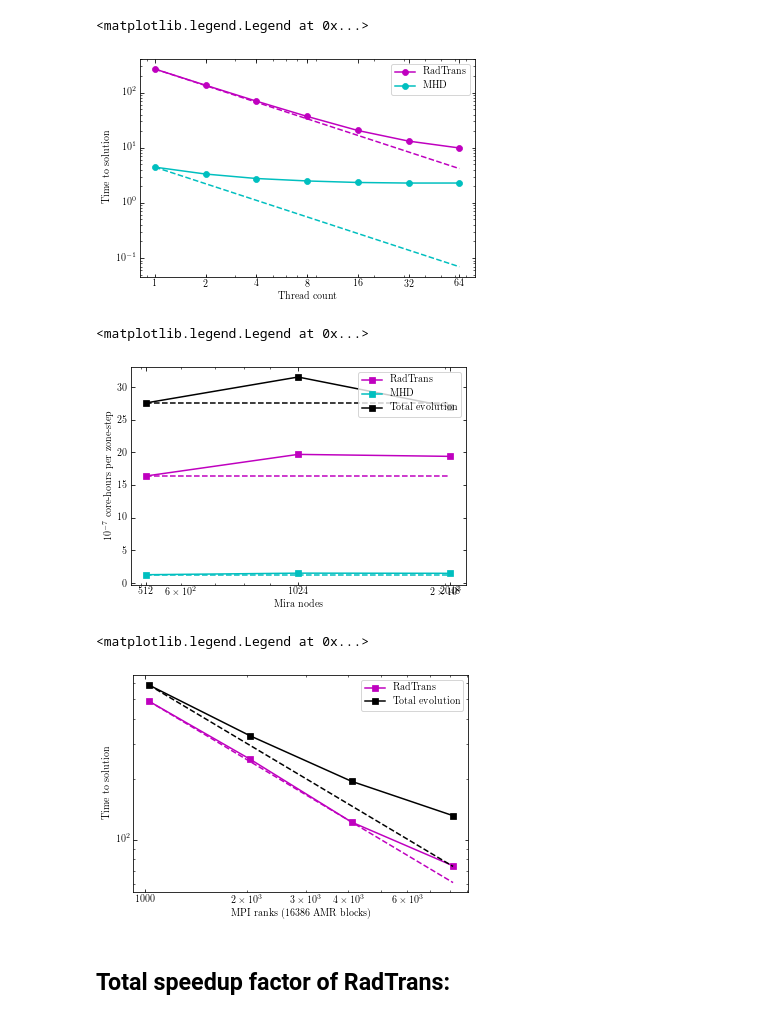
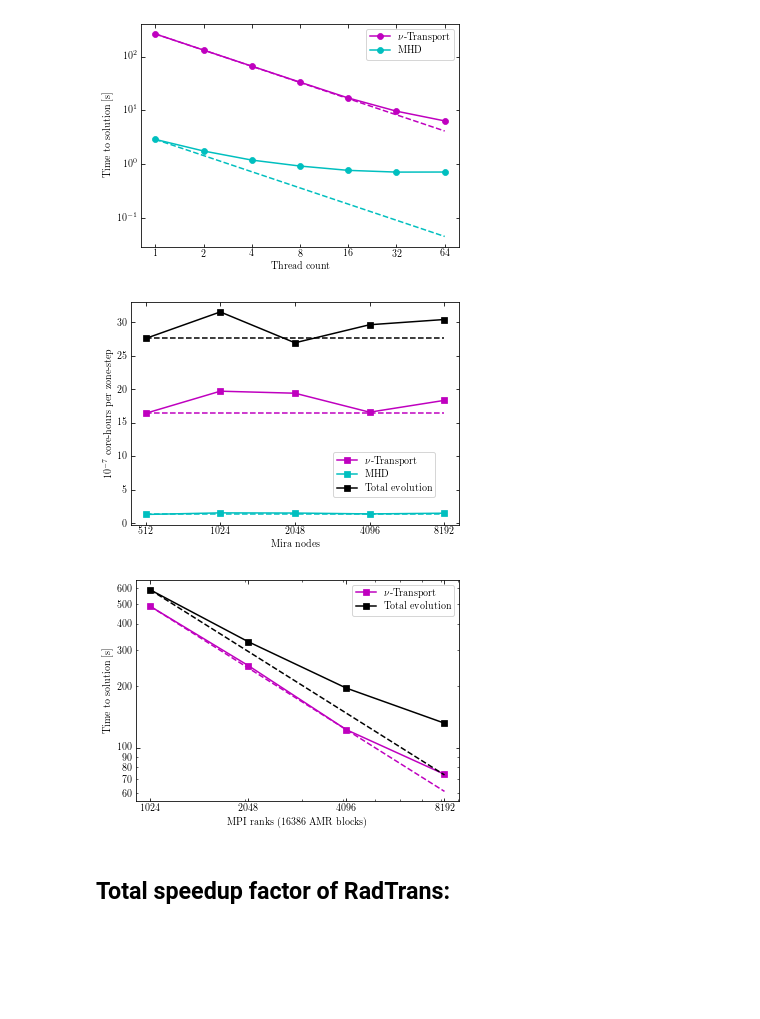
Before and after one commit to smcouch/INCITE_2018, a Jupyter notebook: figs/INCITE_plots.ipynb, the cells around one changed output. Cells and saved outputs as stored; diff of their text form; code cells hidden in the pictures; blank space fills up the shorter version.

```diff
--- a/figs/INCITE_plots.ipynb
+++ b/figs/INCITE_plots.ipynb
@@ -7,34 +7,43 @@ import matplotlib.pyplot as plt
 thrd, hydro, gch, rad, gcr = np.loadtxt('../data/sparkGLM_M1_thrd4.dat', usecols=(0,1,2,3,4), unpack=True)
 rnks, evo, hyd2, gch2, rad2, gcr2, grv = np.loadtxt('../data/sparkGLM_M1_strong.dat', usecols=(0,1,2,3,4,5,6), unpack=True)
 # %%
-fig1, ax1 = plt.subplots(1,1)
-thing = rad
-ax1.plot(thrd, thing, 'mo-', label="RadTrans")
+plt.figure(1,figsize=(5,3.5))
+
+ax1 = plt.gca()
+thing = rad-gcr
+ax1.plot(thrd, thing, 'mo-', label=r"$\nu$-Transport")
 ax1.plot(thrd, thing[0]/thrd, 'm--')
-thing = hydro
+thing = hydro-gch
 ax1.plot(thrd, thing, 'co-', label="MHD")
 ax1.plot(thrd, thing[0]/thrd, 'c--')
 #thing = rad+hydro
 #plt.plot(thrd, thing, 'k-', label="Total")
 #plt.plot(thrd, thing[0]/thrd, 'k--')
 ax1.loglog()
-ax1.set_ylabel("Time to solution")
+ax1.set_ylabel("Time to solution [s]")
 ax1.set_xlabel("Thread count")
 ax1.set_xticks([1,2,4,8,16,32,64])
 #ax1.get_xaxis().get_major_formatter().labelOnlyBase = False
 ax1.get_xaxis().set_major_formatter(matplotlib.ticker.ScalarFormatter())
+ax1.xaxis.set_minor_formatter(NullFormatter())
 ax1.legend()
+plt.minorticks_off()
+
+
+
+plt.tight_layout(pad=0.2)
+plt.savefig("thrdSpeedupSparkM1.pdf")
 # %% [output]
-<matplotlib.legend.Legend at 0x...>
-[figure, old version]
+[figure, new version]
 # %%
 nodes, blks, wkEvo, wkHyd, wkGCH, wkRad, wkGCR = np.loadtxt('../data/sparkGLM_M1_weak.dat', usecols=(0,1,2,3,4,5,6), unpack=True)
 # %%
+plt.figure(1,figsize=(5,3.5))
 
-fig1, ax2 = plt.subplots(1,1)
+ax2=plt.gca()
 
 thing = 16.*nodes*wkRad/3600./(blks*12**3*10)*1e7
-ax2.plot(nodes, thing, 'ms-', label="RadTrans")
+ax2.plot(nodes, thing, 'ms-', label=r"$\nu$-Transport")
 ax2.plot(nodes, thing[0]*nodes/nodes, 'm--')
 thing = 16.*nodes*wkHyd/3600./(blks*12**3*10)*1e7
 ax2.plot(nodes, thing, 'cs-', label="MHD")
@@ -45,22 +54,23 @@ ax2.plot(nodes, thing[0]*nodes/nodes, 'k--')
 ax2.semilogx()
 ax2.set_ylabel("$10^{-7}$ core-hours per zone-step")
 ax2.set_xlabel("Mira nodes")
+ax2.set_xticks([512,1024,2048,4096,8192])
+ax2.xaxis.set_minor_formatter(NullFormatter())
 ax2.get_xaxis().set_major_formatter(matplotlib.ticker.ScalarFormatter())
-#ax2.get_xaxis().set_minor_formatter(matplotlib.ticker.ScalarFormatter())
-ax2.set_xticks([512,1024,2048])
-#ax2.set_xticks([])
-#ax2.xaxis.set_major_formatter(formatter)
-#ax2.get_xaxis().get_major_formatter().labelOnlyBase = False
+plt.minorticks_off()
 
-ax2.legend()
+ax2.legend(bbox_to_anchor=(0.6, 0.1),loc='best')
+
+plt.tight_layout(pad=0.2)
+plt.savefig("wkScaleSparkM1.pdf")
 # %% [output]
-<matplotlib.legend.Legend at 0x...>
-[figure, old version]
+[figure, new version]
 # %%
-fig1, ax2 = plt.subplots(1,1)
+plt.figure(1,figsize=(5,3.5))
+ax2=plt.gca()
 
 thing = rad2
-ax2.plot(rnks, thing, 'ms-', label="RadTrans")
+ax2.plot(rnks, thing, 'ms-', label=r"$\nu$-Transport")
 ax2.plot(rnks, thing[0]*rnks[0]/rnks, 'm--')
 thing = hyd2
 #ax2.plot(rnks, thing, 'cs-', label="MHD")
@@ -69,19 +79,24 @@ thing = evo
 ax2.plot(rnks, thing, 'ks-', label="Total evolution")
 ax2.plot(rnks, thing[0]*rnks[0]/rnks, 'k--')
 ax2.loglog()
-ax2.set_ylabel("Time to solution")
+ax2.set_ylabel("Time to solution [s]")
 ax2.set_xlabel("MPI ranks (16386 AMR blocks)")
 ax2.get_xaxis().set_major_formatter(matplotlib.ticker.ScalarFormatter())
-#ax2.get_xaxis().set_minor_formatter(matplotlib.ticker.ScalarFormatter())
-#ax2.set_xticks([1024,2048,4096,8192])
+ax2.get_yaxis().set_major_formatter(matplotlib.ticker.ScalarFormatter())
+ax2.get_yaxis().set_minor_formatter(matplotlib.ticker.ScalarFormatter())
+ax2.xaxis.set_minor_formatter(NullFormatter())
+#ax2.yaxis.set_minor_formatter(NullFormatter())
+
+ax2.set_xticks([1024,2048,4096,8192])
 #ax2.set_xticks([])
-#ax2.xaxis.set_major_formatter(formatter)
-#ax2.get_xaxis().get_major_formatter().labelOnlyBase = False
+#plt.minorticks_off()
 
 ax2.legend()
+
+plt.tight_layout(pad=0.2)
+plt.savefig("strScaleSparkM1.pdf")
 # %% [output]
-<matplotlib.legend.Legend at 0x...>
-[figure, old version]
+[figure, new version]
 # %% [markdown]
 ## Total speedup factor of RadTrans:
 # %%
```
Also changed, not shown: parts of 13 cells of this notebook, 1 other file.
